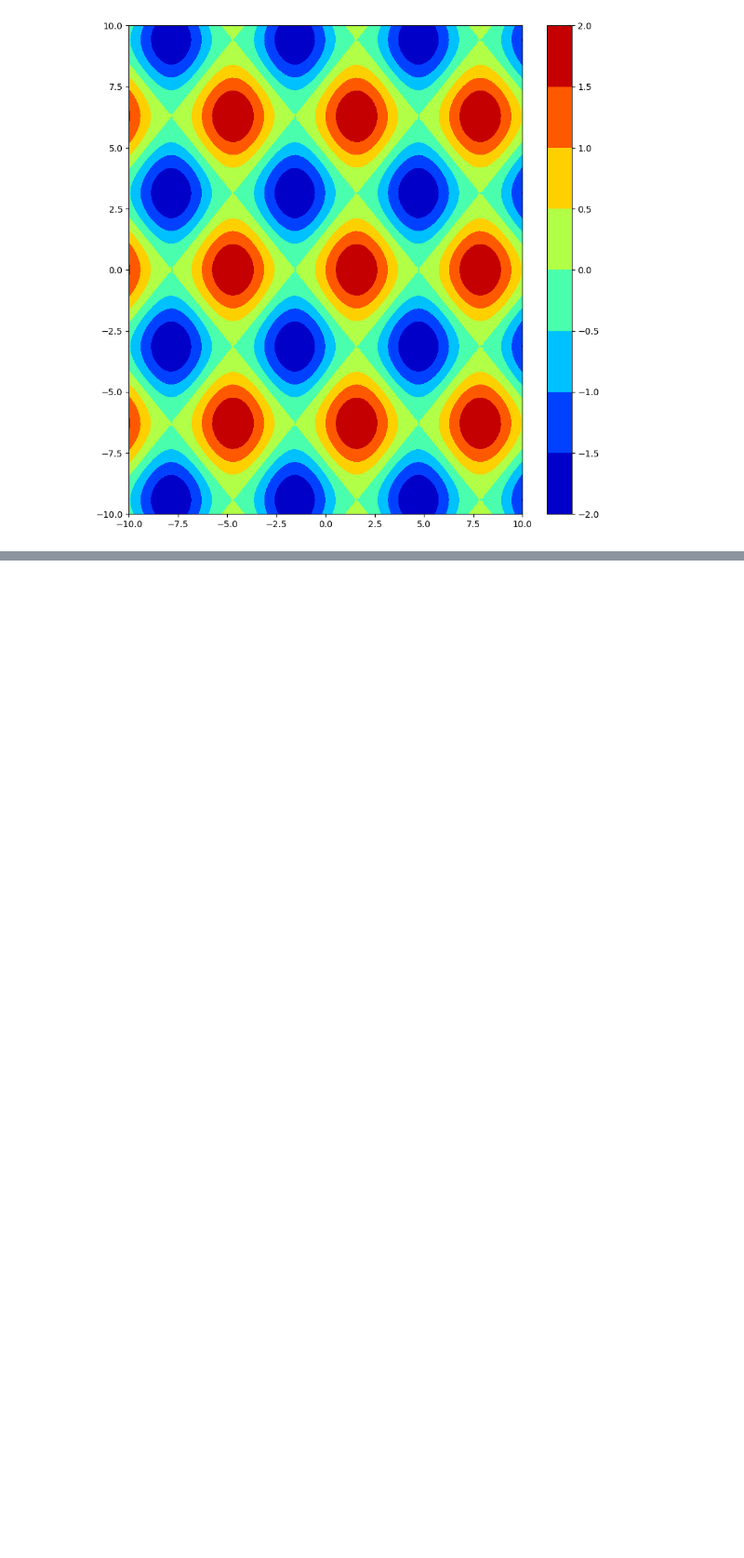
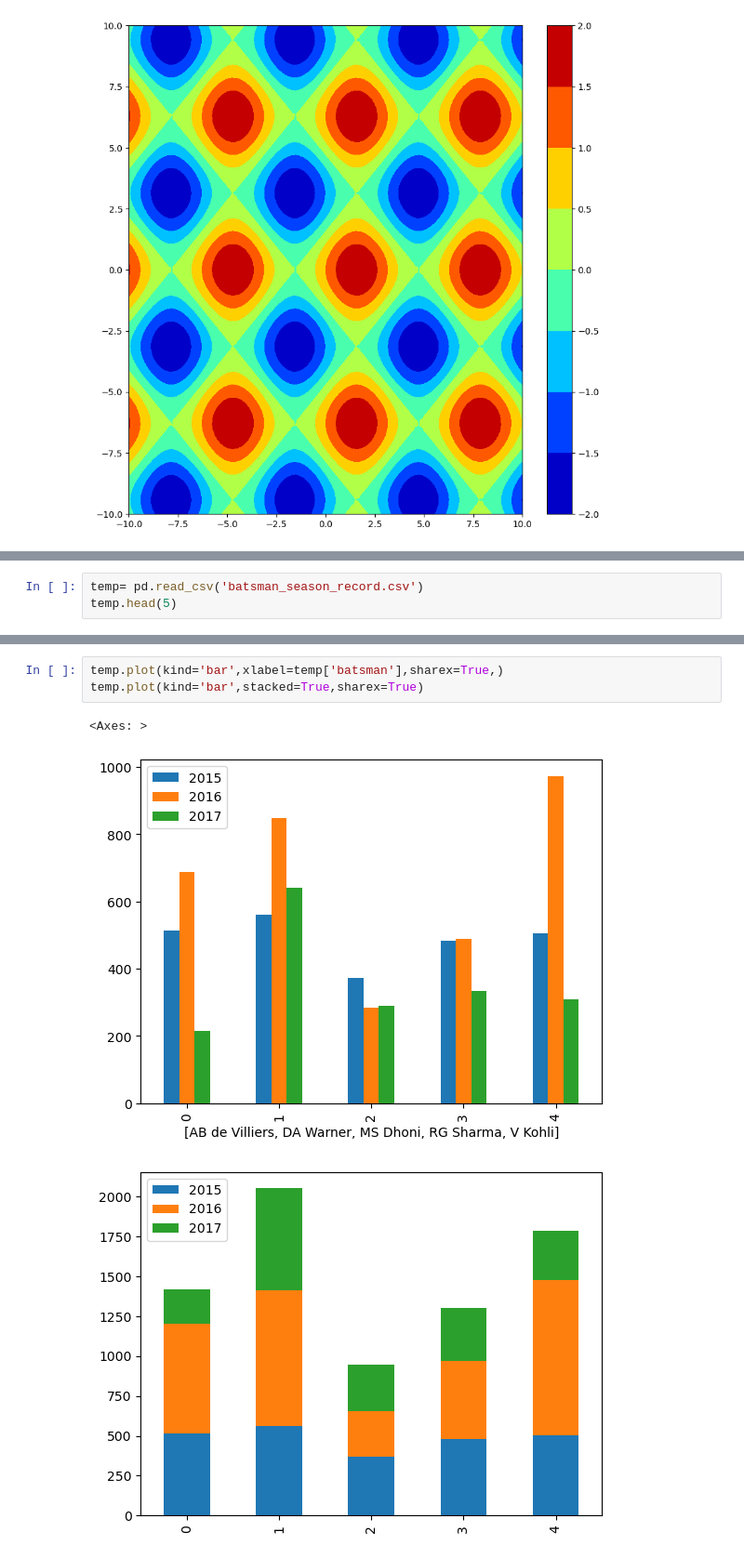
Before and after one commit to sourabh1909/ML-Codes, a Jupyter notebook: Matplot/Matplotlib/02_matplot.ipynb, the cells around one changed output, grey strips where cells are left out. Shown at 93% size. Cells and saved outputs as stored; diff of their text form; blank space fills up the shorter version.

```diff
--- a/Matplot/Matplotlib/02_matplot.ipynb
+++ b/Matplot/Matplotlib/02_matplot.ipynb
@@ -355,0 +410,3 @@ fig.colorbar(p)
+# %%
+temp= pd.read_csv('batsman_season_record.csv')
+temp.head(5)
@@ -355,0 +420,7 @@ fig.colorbar(p)
+# %%
+temp.plot(kind='bar',xlabel=temp['batsman'],sharex=True,)
+temp.plot(kind='bar',stacked=True,sharex=True)
+# %% [output]
+<Axes: >
+[figure, added]
+[figure, added]
```
Also changed, not shown: parts of 17 cells of this notebook, 1 other file.
